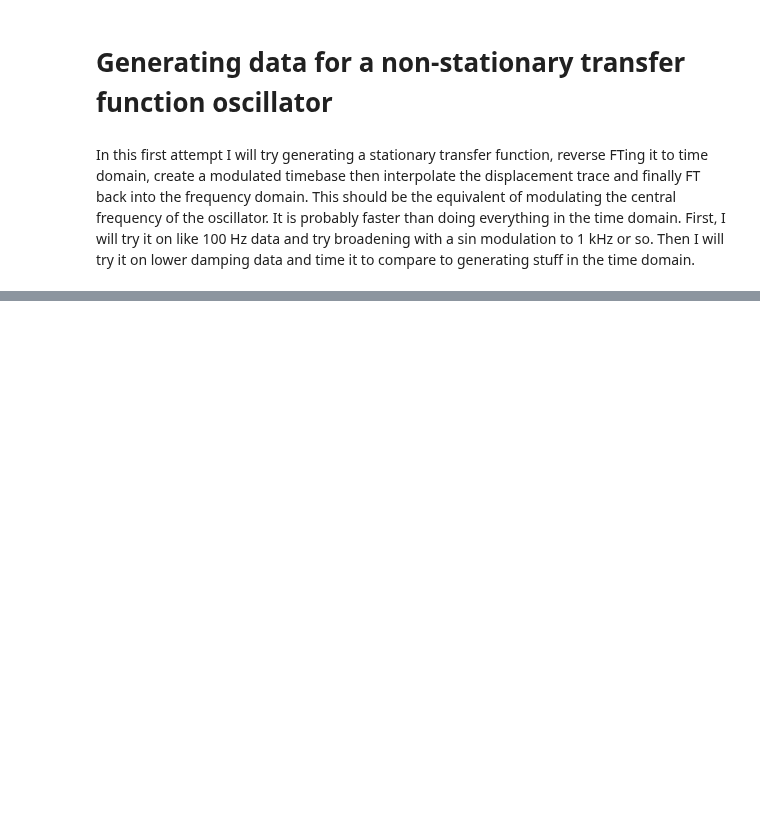
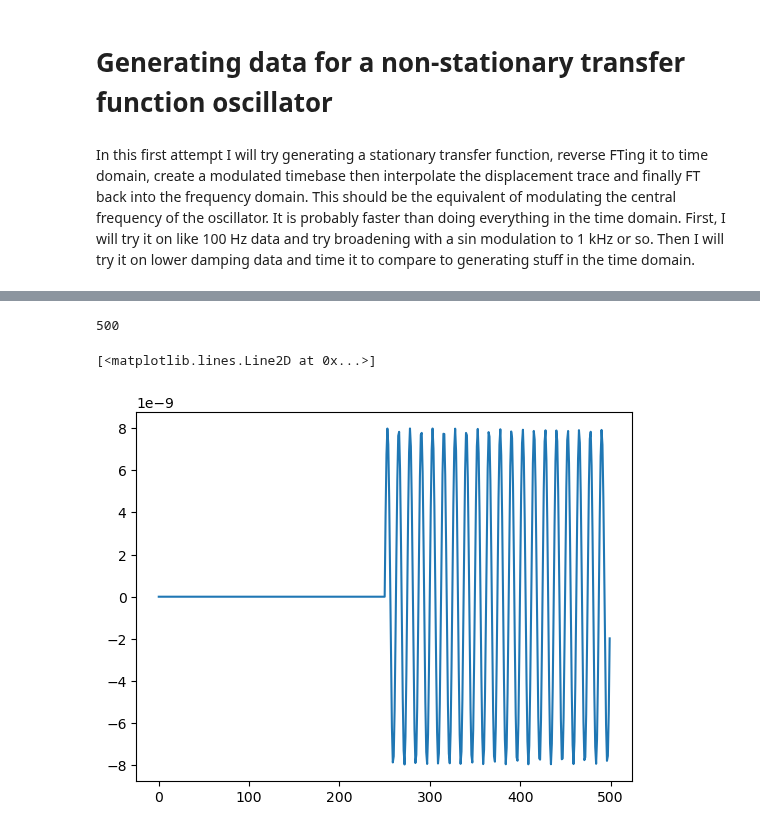
Before and after one commit to tompenny/SIMPLE_impulsesimulations, a Jupyter notebook: Generate data.ipynb, the cells around one changed output, grey strips where cells are left out. Cells and saved outputs as stored; diff of their text form; code cells hidden in the pictures; blank space fills up the shorter version.

```diff
--- a/Generate data.ipynb
+++ b/Generate data.ipynb
@@ -203,0 +365,9 @@ x
+# %%
+len(x2[::10])
+# %% [output]
+500
+# %%
+plt.plot(ir)
+# %% [output]
+[<matplotlib.lines.Line2D at 0x...>]
+[figure, added]
```
Also changed, not shown: parts of 12 cells of this notebook.
